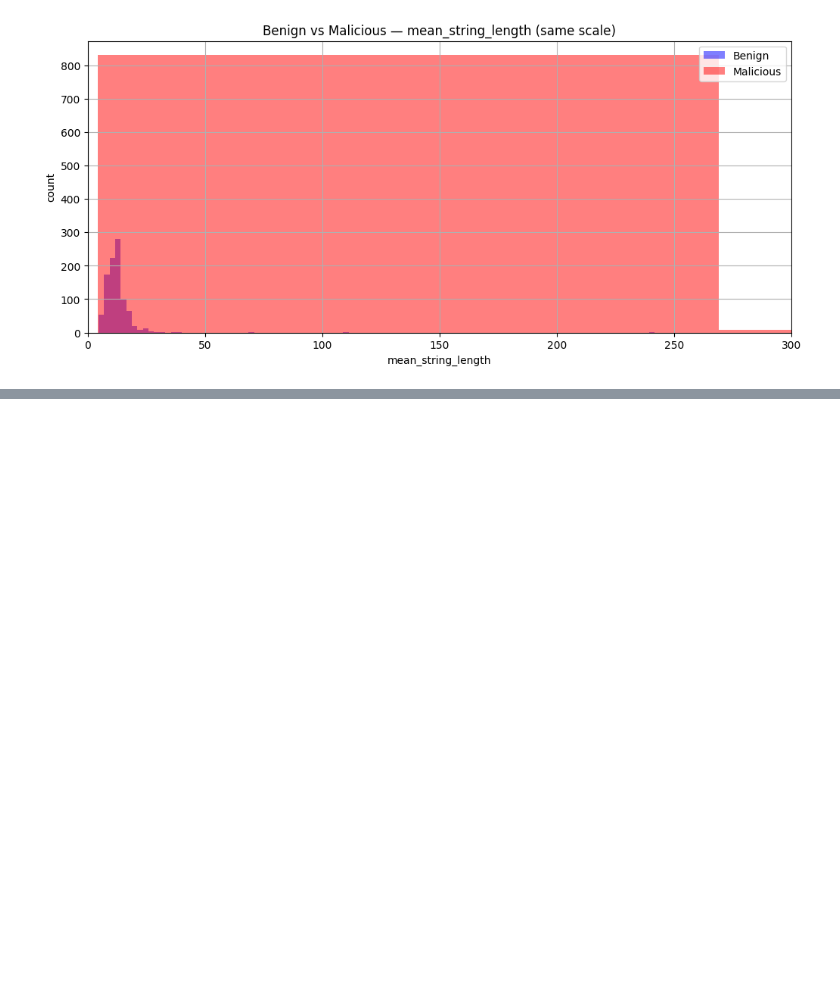
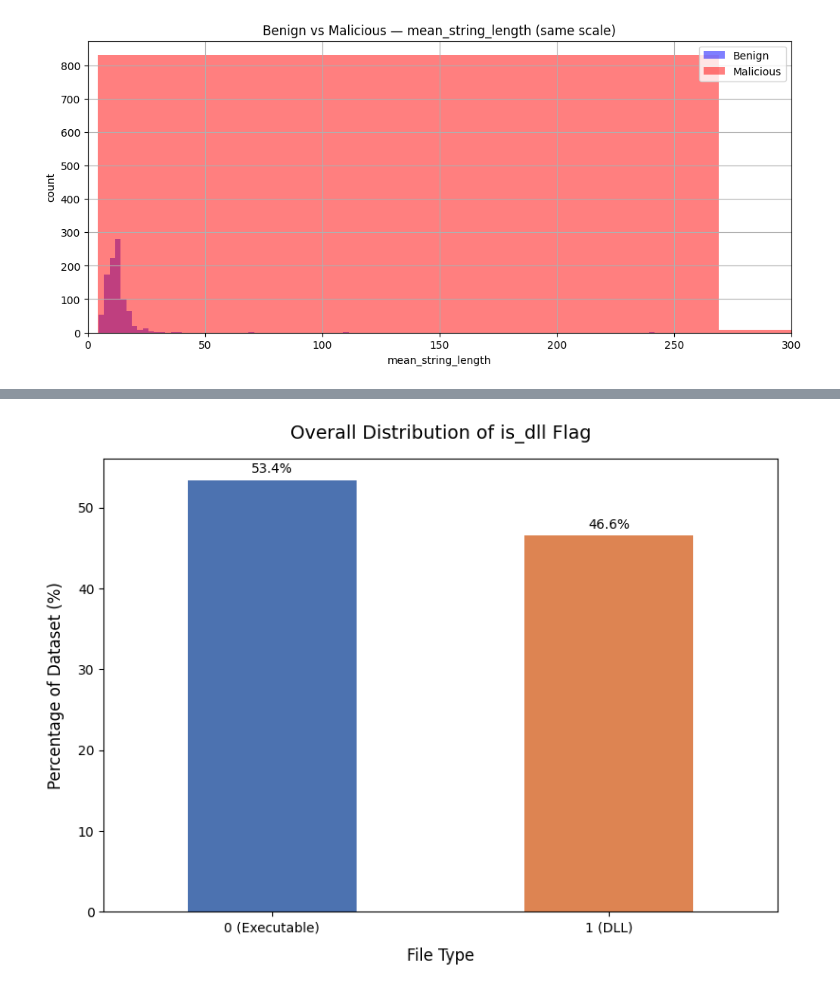
Before and after one commit to Keyboris/PE-pasrser, a Jupyter notebook: ml_training/notenook.ipynb, the cells around one changed output, grey strips where cells are left out. Cells and saved outputs as stored; diff of their text form; code cells hidden in the pictures; blank space fills up the shorter version.

```diff
--- a/ml_training/notenook.ipynb
+++ b/ml_training/notenook.ipynb
@@ -109 +149,28 @@ shap.plots.beeswarm(shap_values)
+# %%
+import matplotlib.pyplot as plt
+
+distribution = df['is_dll'].value_counts(normalize=True).sort_index() * 100
+
+ax = distribution.plot(kind='bar', figsize=(8, 6), rot=0,
+                       color=['#4C72B0', '#DD8452'])
+plt.title('Overall Distribution of is_dll Flag', fontsize=14, pad=15)
+plt.xlabel('File Type', fontsize=12, labelpad=10)
+plt.ylabel('Percentage of Dataset (%)', fontsize=12, labelpad=10)
+
+plt.xticks([0, 1], ['0 (Executable)', '1 (DLL)'])
+
+for p in ax.patches:
+    height = p.get_height()
+    if height > 0:
+        ax.annotate(f'{height:.1f}%',
+                    (p.get_x() + p.get_width() / 2., height),
+                    ha='center', va='bottom',
+                    xytext=(0, 3),
+                    textcoords='offset points',
+                    fontsize=10)
+
+plt.tight_layout()
+plt.show()
+# %% [output]
+[figure, added]
 # %%
```
Also changed, not shown: parts of 15 cells of this notebook.
